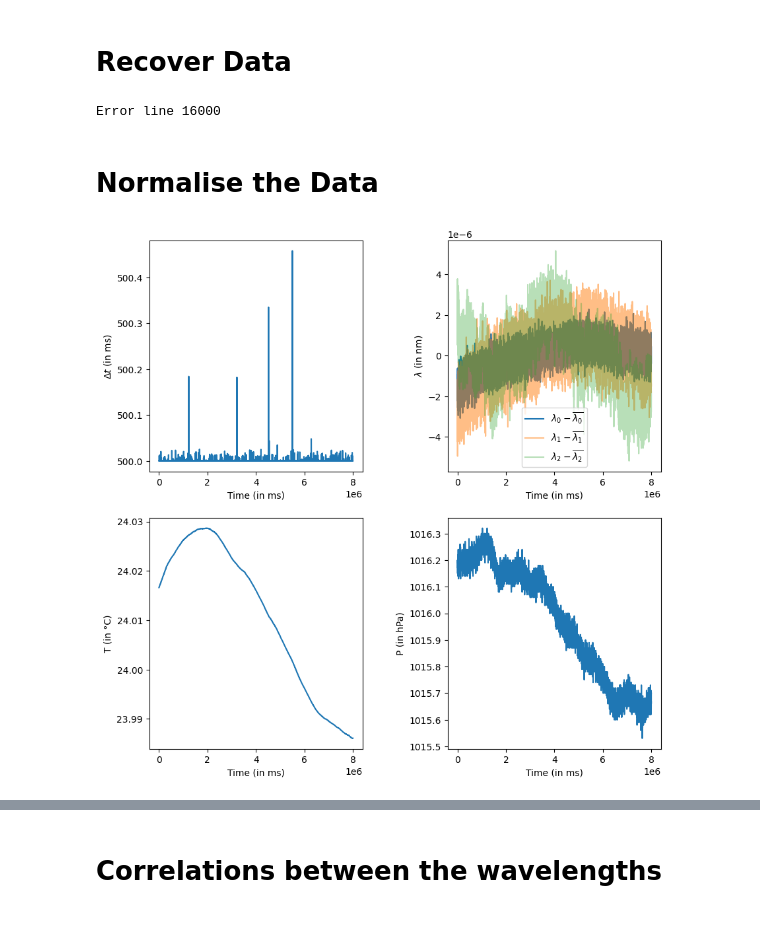
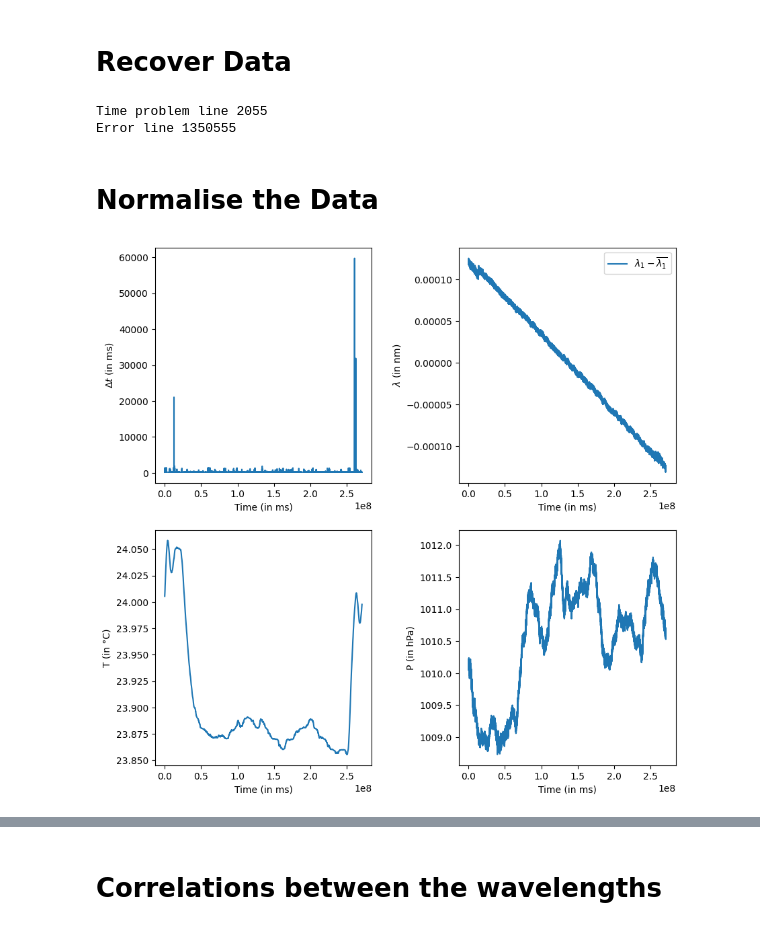
Before and after one commit to DolbeaultRemy/PLR1_PID_AnalyzeFrequency, a Jupyter notebook: AnalyzeDriftWLM.ipynb, the cells around one changed output, grey strips where cells are left out. Drawn from its saved outputs; the diff is of its cells as text; code cells hidden in the pictures.

Commit message:
Added correlations between the different wavelengths/temperature/pressure + reading/cleaning the data compatible with acquisition of one/several wavelengths.

```diff
--- a/AnalyzeDriftWLM.ipynb
+++ b/AnalyzeDriftWLM.ipynb
@@ -41,12 +41,23 @@ def ReadDataPythonReadOut(path_name):
 # %% [markdown]
 # Recover Data
 # %%
-path_name = r"C:\Users\Joschka\Desktop\Remy\Codes\Laser_PID\WLM_Drift_Measure\SavedData\Data_Drift_WLM_12h_2025_10_07_Lambdas_P_T_temp.txt"
+# path_name = r"Z:\Users\Remy\PID_Laser\PythonReadOut\SavedData\NoPID\DataWeekend_2025_09_26_Lambda_P_T_temp.txt"
+path_name = r"C:\Users\Joschka\Desktop\Remy\Codes\Laser_PID\WLM_Drift_Measure\SavedData\Data_Drift_WLM_Night_2025_10_07_Lambdas_P_T_temp.txt"
 Data = ReadDataPythonReadOut(path_name)
 T, Lambdas, Pressure, Temperature = Data[0], Data[1:-2], Data[-2], Data[-1]
 T, Lambdas, Pressure, Temperature = T[T!=-1], Lambdas[:, T!=-1], Pressure[T!=-1], Temperature[T!=-1] # Remove lines where every channel was not saved
 # %% [output]
-Error line 16000
+Time problem line 2055
+Error line 1350555
+# %%
+# Remove acquisition when reading of the wavelength is zero
+cutoff_std_lambda = 10 # Distance from mean above which data is absurd
+Absurd_Lambdas = np.abs([L-np.mean(L) for L in Lambdas]) < cutoff_std_lambda # Remove the data points where the wavelength distance from the mean is bigger than cutoff_std_lambda
+Absurd_Lambdas_intersect = np.ones(len(T), dtype=bool)
+for Al in Absurd_Lambdas:
+    Absurd_Lambdas_intersect *= Al
+Absurd_Lambdas_intersect
+T, Lambdas, Pressure, Temperature = T[Absurd_Lambdas_intersect], Lambdas[:, Absurd_Lambdas_intersect], Pressure[Absurd_Lambdas_intersect], Temperature[Absurd_Lambdas_intersect]
 # %% [markdown]
 # Normalise the Data
 # %%
@@ -61,29 +72,29 @@ Lambdas_norm, Pressure_norm, Temperature_norm = normalize(Lambdas[:, T!=-1]), no
 # %%
 %matplotlib inline
 plt.close()
 fig, axes = plt.subplots(2, 2, figsize=(10, 10))
 fig.subplots_adjust(wspace=0.4)
 axes[0, 0].plot(T[1:], T[1:]-T[:-1])
 axes[0, 0].set_xlabel("Time (in ms)")
 axes[0, 0].set_ylabel(r"$\Delta t$ (in ms)")
 
 for i in range(len(Lambdas)):
-    axes[0, 1].plot(T, Lambdas[i]-np.mean(Lambdas[i]), label=r"$\lambda_%d - \overline{\lambda_%d}$" %(i, i), alpha=1/(i+1))
+    axes[0, 1].plot(T, Lambdas[i]-np.mean(Lambdas[i]), label=r"$\lambda_%d - \overline{\lambda_%d}$" %(i+1, i+1), alpha=1/(i+1))
 axes[0, 1].legend()
 axes[0, 1].set_xlabel("Time (in ms)")
 axes[0, 1].set_ylabel(r"$\lambda$ (in nm)")
 
 axes[1, 0].plot(T, Temperature)
 axes[1, 0].set_xlabel("Time (in ms)")
 axes[1, 0].set_ylabel("T (in °C)")
 
 axes[1, 1].plot(T, Pressure)
 axes[1, 1].set_xlabel("Time (in ms)")
 axes[1, 1].set_ylabel("P (in hPa)")
 
 plt.show()
 # %% [output]
-[figure, old version]
+[figure, new version]
 # %%
 %matplotlib inline
 plt.close()
```
Also changed, not shown: parts of 6 cells of this notebook.
